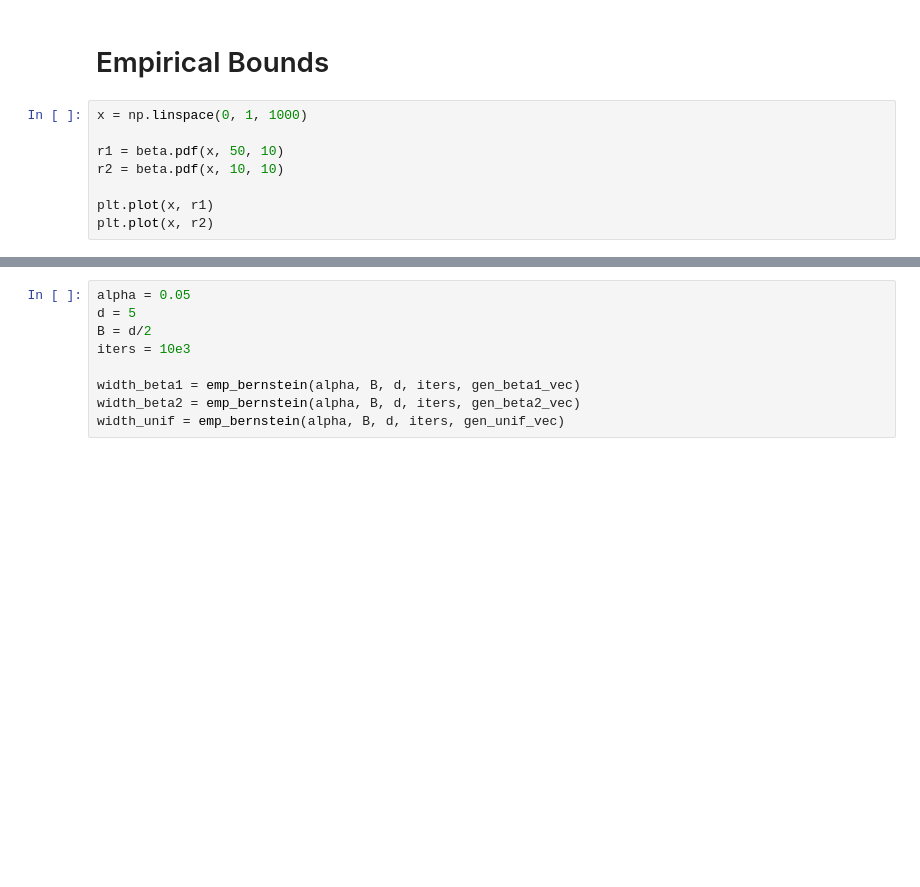
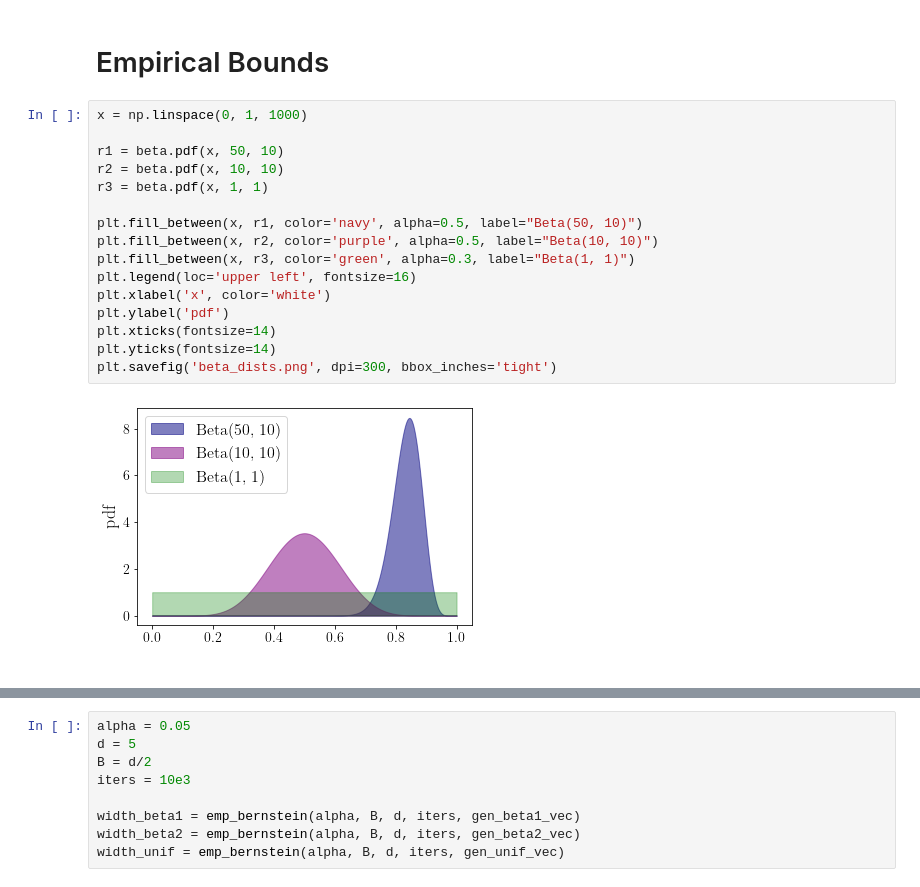
Before and after one commit to bchugg/confidence-spheres, a Jupyter notebook: bounds.ipynb, the cells around one changed output, grey strips where cells are left out. Cells and saved outputs as stored; diff of their text form; blank space fills up the shorter version.

```diff
--- a/bounds.ipynb
+++ b/bounds.ipynb
@@ -17,11 +17,21 @@ plt.rcParams.update({'font.size': 18})
 # %%
 x = np.linspace(0, 1, 1000)
 
 r1 = beta.pdf(x, 50, 10)
 r2 = beta.pdf(x, 10, 10)
+r3 = beta.pdf(x, 1, 1)
 
-plt.plot(x, r1)
-plt.plot(x, r2)
+plt.fill_between(x, r1, color='navy', alpha=0.5, label="Beta(50, 10)")
+plt.fill_between(x, r2, color='purple', alpha=0.5, label="Beta(10, 10)")
+plt.fill_between(x, r3, color='green', alpha=0.3, label="Beta(1, 1)")
+plt.legend(loc='upper left', fontsize=16)
+plt.xlabel('x', color='white')
+plt.ylabel('pdf')
+plt.xticks(fontsize=14)
+plt.yticks(fontsize=14)
+plt.savefig('beta_dists.png', dpi=300, bbox_inches='tight')
+# %% [output]
+[figure, added]
 # %%
 def gen_unif_vec(d):
     return beta.rvs(1, 1, size=d)
```
Also changed, not shown: parts of 2 cells of this notebook, 9 other files.
